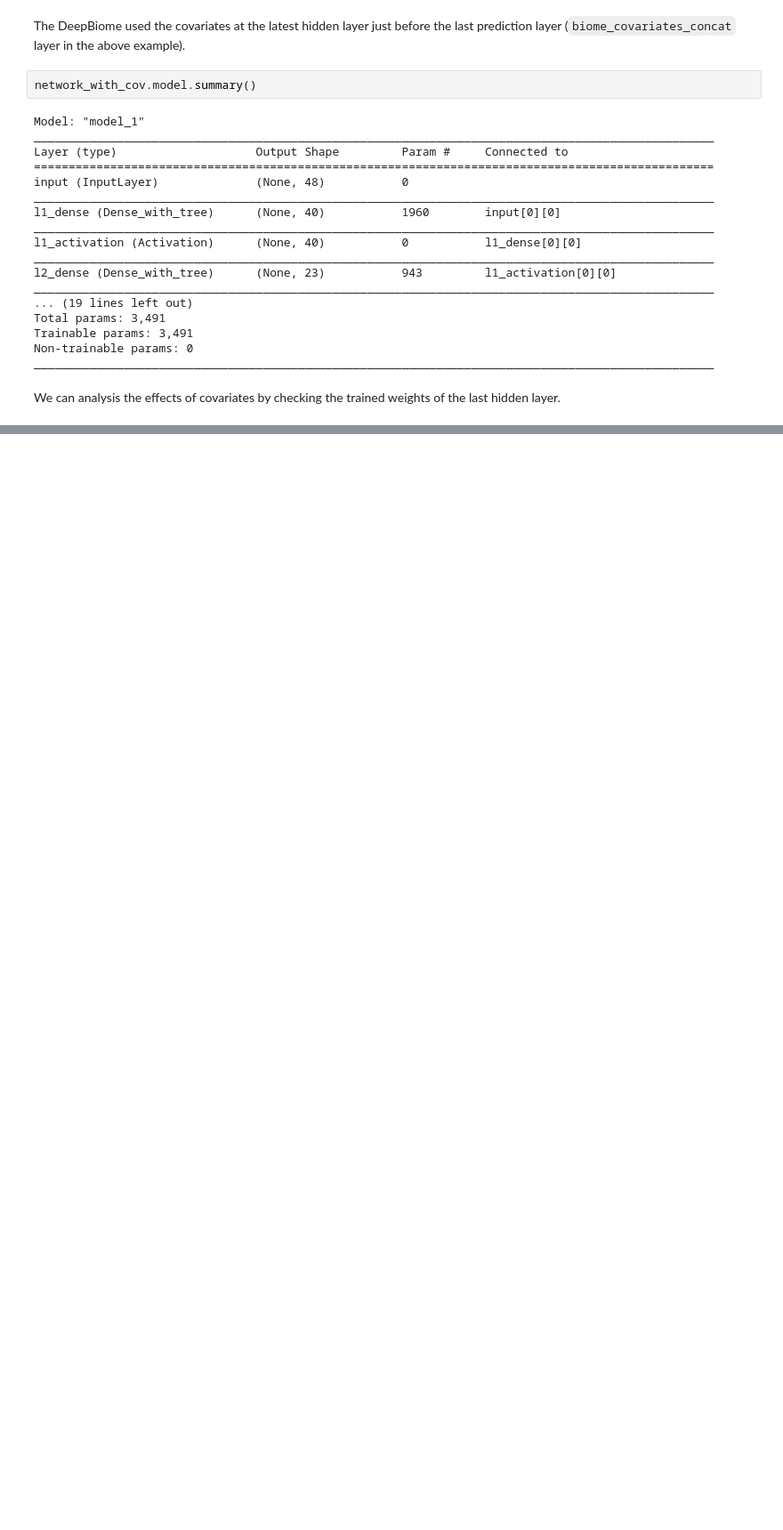
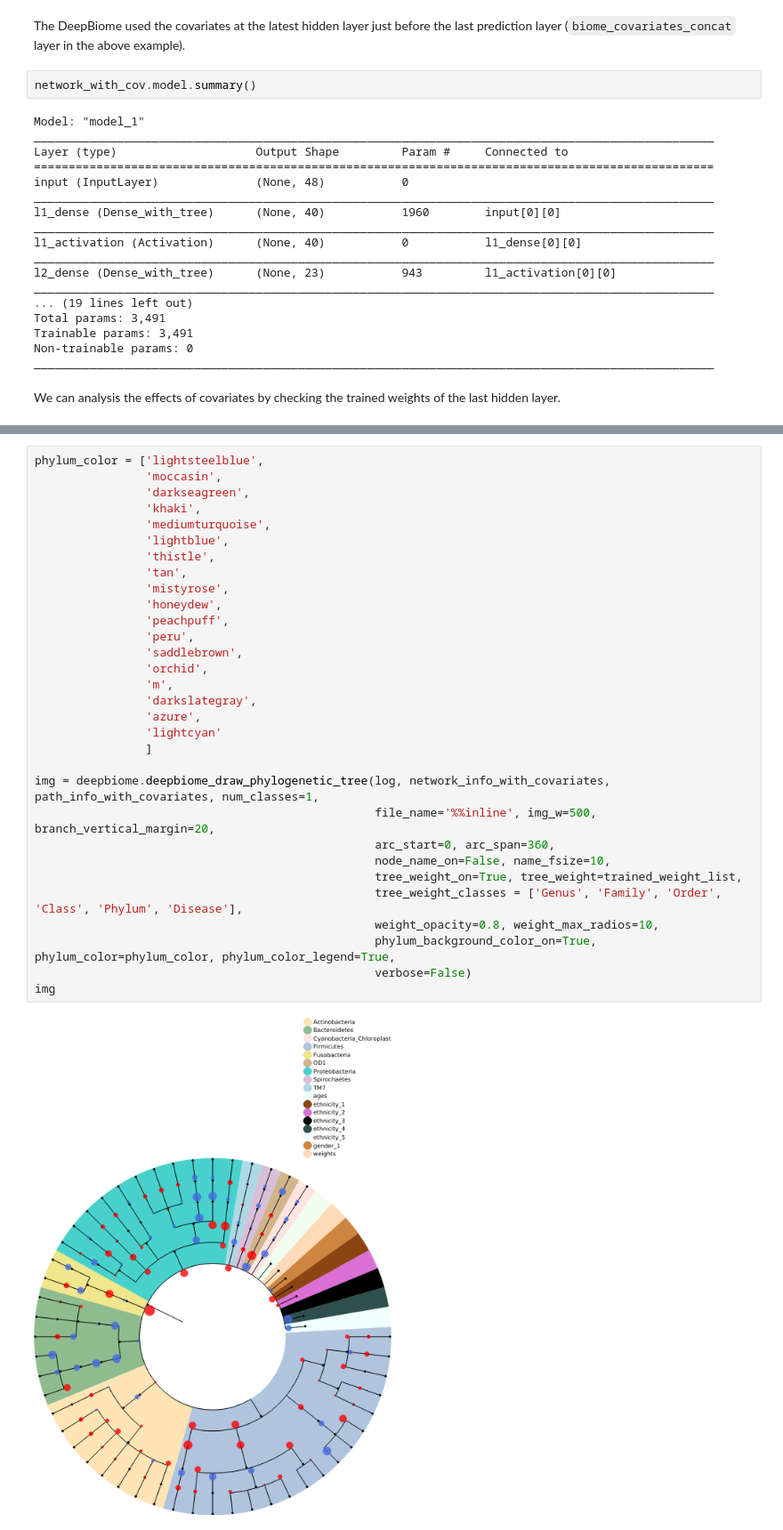
Before and after one commit to Young-won/deepbiome, a Jupyter notebook: docs/source/example_with_one_input_file.ipynb, the cells around one changed output, grey strips where cells are left out. Shown at 89% size. Saved outputs shown, nothing was run; the diff lists cells and outputs as text; blank space fills up the shorter version.

Commit message:
fix tree plot code for network using the covariates

```diff
--- a/docs/source/example_with_one_input_file.ipynb
+++ b/docs/source/example_with_one_input_file.ipynb
@@ -1707,0 +1674,33 @@ trained_weight_list[4]
+# %%
+phylum_color = ['lightsteelblue',
+                'moccasin',
+                'darkseagreen',
+                'khaki',
+                'mediumturquoise',
+                'lightblue',
+                'thistle',
+                'tan',
+                'mistyrose',
+                'honeydew',
+                'peachpuff',
+                'peru',
+                'saddlebrown',
+                'orchid',
+                'm',
+                'darkslategray',
+                'azure',
+                'lightcyan'
+                ]
+
+img = deepbiome.deepbiome_draw_phylogenetic_tree(log, network_info_with_covariates, path_info_with_covariates, num_classes=1,
+                                                 file_name='%%inline', img_w=500, branch_vertical_margin=20,
+                                                 arc_start=0, arc_span=360,
+                                                 node_name_on=False, name_fsize=10,
+                                                 tree_weight_on=True, tree_weight=trained_weight_list,
+                                                 tree_weight_classes = ['Genus', 'Family', 'Order', 'Class', 'Phylum', 'Disease'],
+                                                 weight_opacity=0.8, weight_max_radios=10,
+                                                 phylum_background_color_on=True, phylum_color=phylum_color, phylum_color_legend=True,
+                                                 verbose=False)
+img
+# %% [output]
+[figure, added]
```
Also changed, not shown: parts of 22 cells of this notebook, 4 other files.
